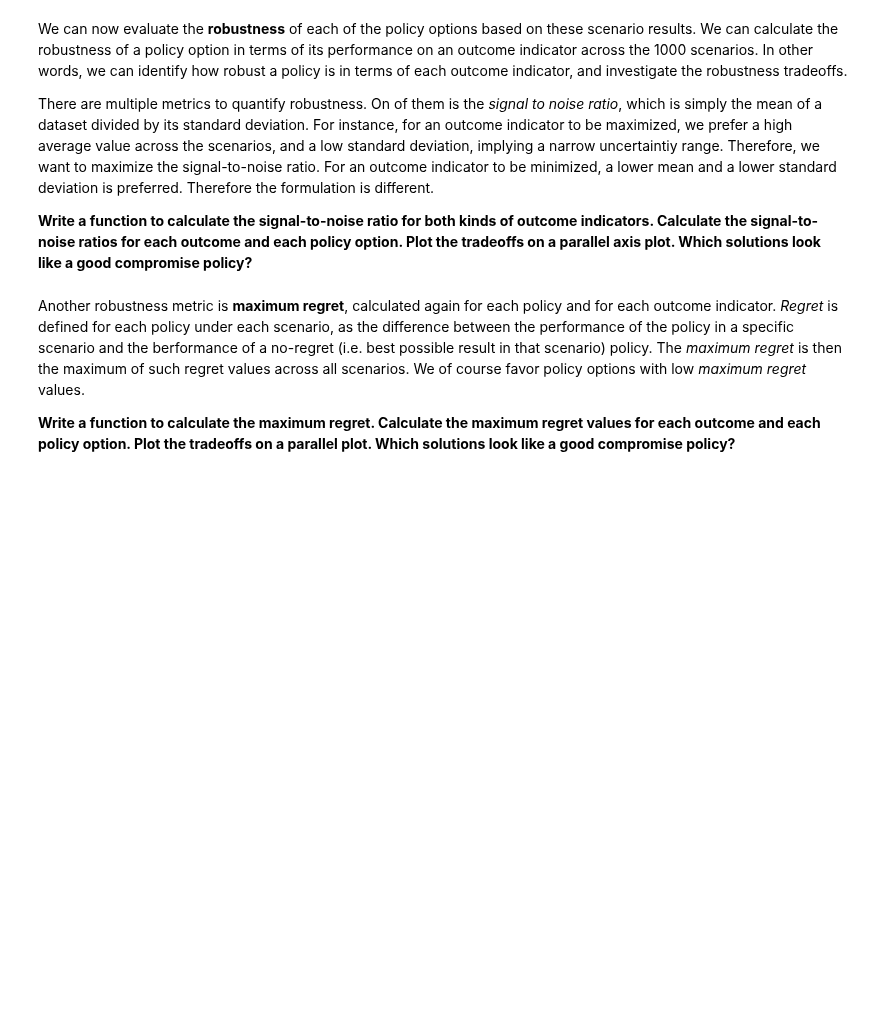
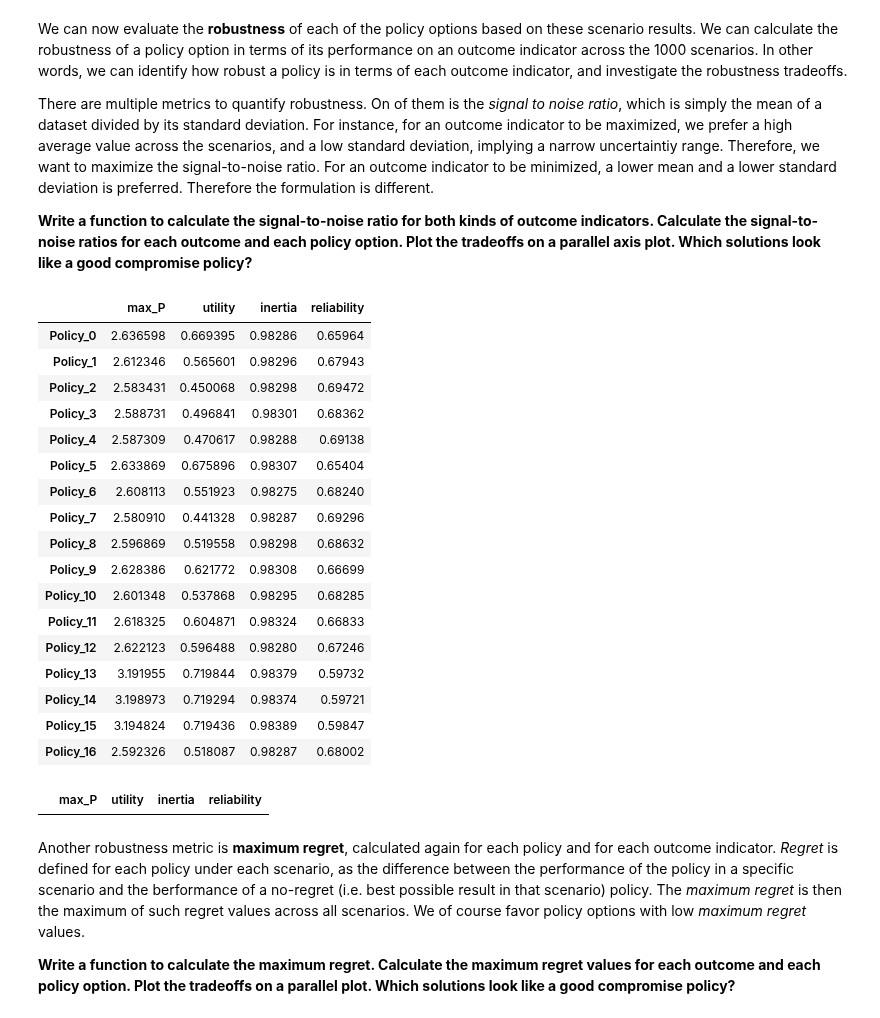
Before and after one commit to tamarvooijs/MBDM, a Jupyter notebook: Week 5-6 - robustness and direct search/assignment 8 - MORDM.ipynb, the cells around one changed output. Saved outputs shown, nothing was run; the diff lists cells and outputs as text; code cells hidden in the pictures; blank space fills up the shorter version.

```diff
--- a/Week 5-6 - robustness and direct search/assignment 8 - MORDM.ipynb
+++ b/Week 5-6 - robustness and direct search/assignment 8 - MORDM.ipynb
@@ -403,6 +392,40 @@ We can now evaluate the **robustness** of each of the policy options based on th
 There are multiple metrics to quantify robustness. On of them is the *signal to noise ratio*, which is simply the mean of a dataset divided by its standard deviation. For instance, for an outcome indicator to be maximized, we prefer a high average value across the scenarios, and a low standard deviation, implying a narrow uncertaintiy range. Therefore, we want to maximize the signal-to-noise ratio. For an outcome indicator to be minimized, a lower mean and a lower standard deviation is preferred. Therefore the formulation is different.
 
 **Write a function to calculate the signal-to-noise ratio for both kinds of outcome indicators. Calculate the signal-to-noise ratios for each outcome and each policy option. Plot the tradeoffs on a parallel axis plot. Which solutions look like a good compromise policy?**
+# %%
+policy_list=data.policy.unique()
+# %%
+mean_data=pd.DataFrame(columns=['max_P', 'utility', 'inertia', 'reliability'])
+# %%
+for n in policy_list:
+    sub_data=data[data['policy']==n]
+    sub_data=sub_data.groupby(['policy']).mean()
+    mean_data=mean_data.append(sub_data)
+# %%
+mean_data.head(20)
+# %% [output]
+|  | max_P | utility | inertia | reliability |
+| Policy_0 | 2.636598 | 0.669395 | 0.98286 | 0.65964 |
+| Policy_1 | 2.612346 | 0.565601 | 0.98296 | 0.67943 |
+| Policy_2 | 2.583431 | 0.450068 | 0.98298 | 0.69472 |
+| Policy_3 | 2.588731 | 0.496841 | 0.98301 | 0.68362 |
+| Policy_4 | 2.587309 | 0.470617 | 0.98288 | 0.69138 |
+| Policy_5 | 2.633869 | 0.675896 | 0.98307 | 0.65404 |
+| Policy_6 | 2.608113 | 0.551923 | 0.98275 | 0.68240 |
+| Policy_7 | 2.580910 | 0.441328 | 0.98287 | 0.69296 |
+| Policy_8 | 2.596869 | 0.519558 | 0.98298 | 0.68632 |
+| Policy_9 | 2.628386 | 0.621772 | 0.98308 | 0.66699 |
+| Policy_10 | 2.601348 | 0.537868 | 0.98295 | 0.68285 |
+| Policy_11 | 2.618325 | 0.604871 | 0.98324 | 0.66833 |
+| Policy_12 | 2.622123 | 0.596488 | 0.98280 | 0.67246 |
+| Policy_13 | 3.191955 | 0.719844 | 0.98379 | 0.59732 |
+| Policy_14 | 3.198973 | 0.719294 | 0.98374 | 0.59721 |
+| Policy_15 | 3.194824 | 0.719436 | 0.98389 | 0.59847 |
+| Policy_16 | 2.592326 | 0.518087 | 0.98287 | 0.68002 |
+# %%
+mean_data
+# %% [output]
+|  | max_P | utility | inertia | reliability |
 # %% [markdown]
 Another robustness metric is **maximum regret**, calculated again for each policy and for each outcome indicator. *Regret* is defined for each policy under each scenario, as the difference between the performance of the policy in a specific scenario and the berformance of a no-regret (i.e. best possible result in that scenario) policy. The *maximum regret*  is then the maximum of such regret values across all scenarios. We of course favor policy options with low *maximum regret* values.
 
```
Also changed, not shown: parts of 21 cells of this notebook, 3 other files.
